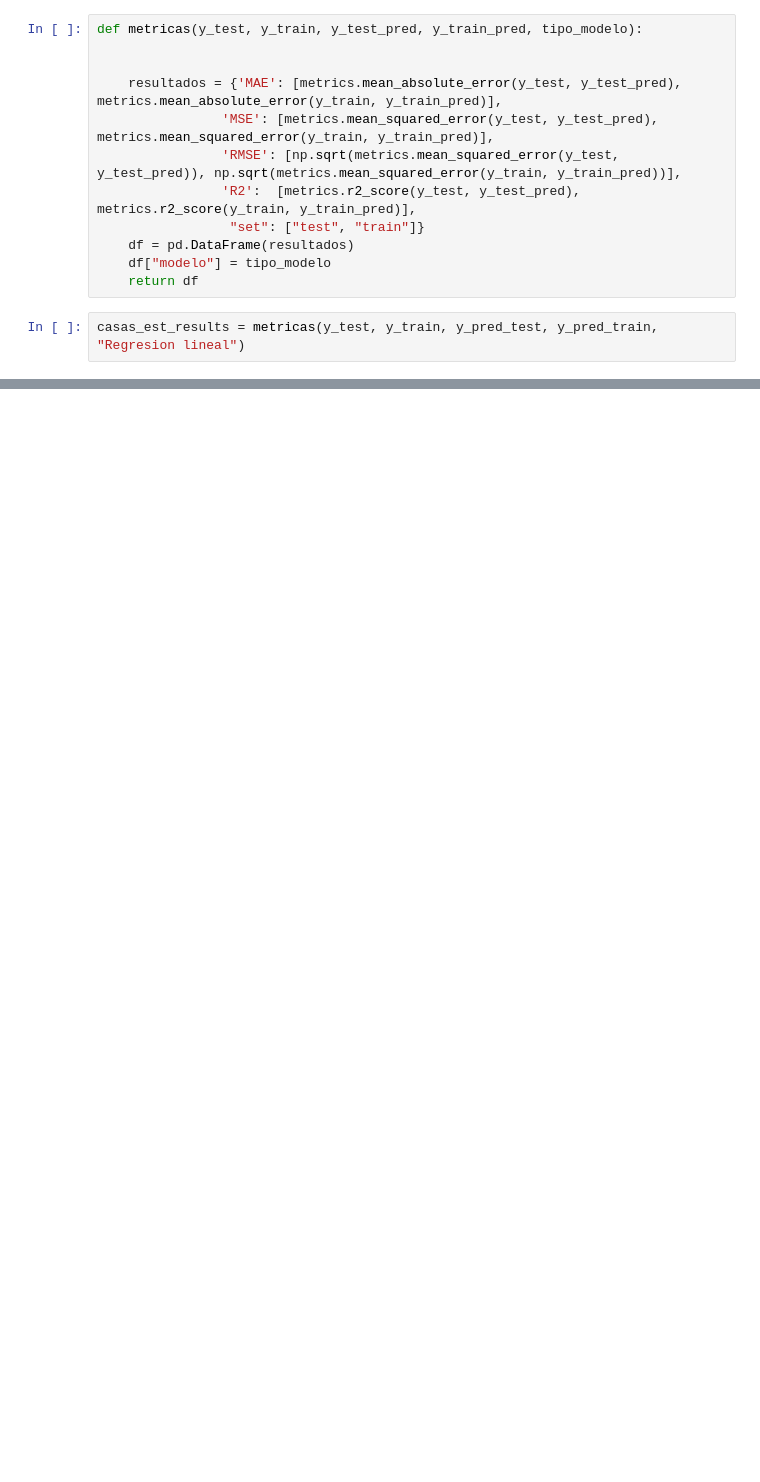
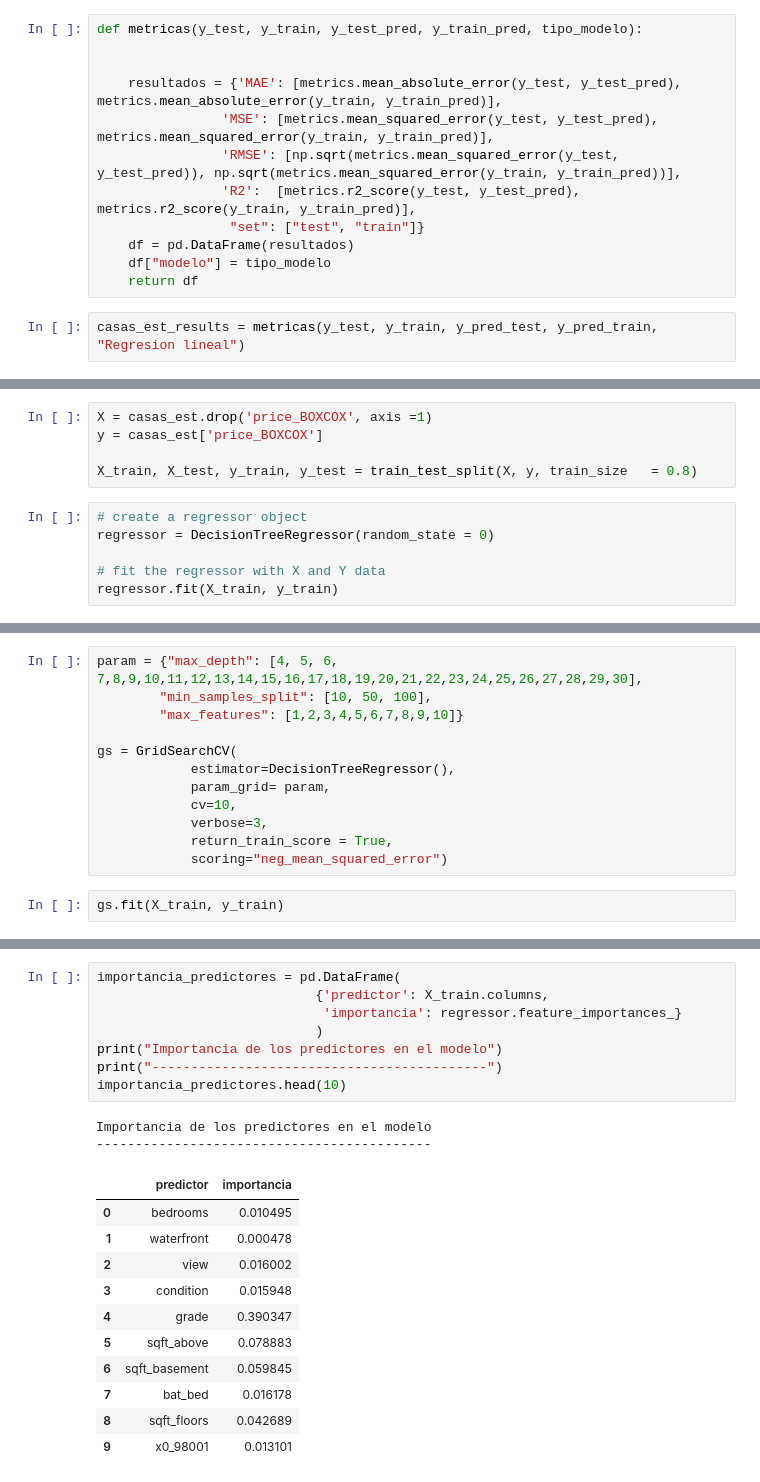
Before and after one commit to Origamologo/Washington-washing-and-prediction, a Jupyter notebook: casas_modelo.ipynb, the cells around one changed output, grey strips where cells are left out. Cells and saved outputs as stored; diff of their text form; blank space fills up the shorter version.

Commit message:
modelo fino fino

```diff
--- a/casas_modelo.ipynb
+++ b/casas_modelo.ipynb
@@ -234,0 +248,11 @@ casas_est_results
+# %%
+X = casas_est.drop('price_BOXCOX', axis =1)
+y = casas_est['price_BOXCOX']
+
+X_train, X_test, y_train, y_test = train_test_split(X, y, train_size   = 0.8)
+# %%
+# create a regressor object
+regressor = DecisionTreeRegressor(random_state = 0)
+
+# fit the regressor with X and Y data
+regressor.fit(X_train, y_train)
@@ -234,0 +280,14 @@ casas_est_results
+# %%
+param = {"max_depth": [4, 5, 6, 7,8,9,10,11,12,13,14,15,16,17,18,19,20,21,22,23,24,25,26,27,28,29,30],
+        "min_samples_split": [10, 50, 100],
+        "max_features": [1,2,3,4,5,6,7,8,9,10]}
+
+gs = GridSearchCV(
+            estimator=DecisionTreeRegressor(),
+            param_grid= param,
+            cv=10,
+            verbose=3,
+            return_train_score = True,
+            scoring="neg_mean_squared_error")
+# %%
+gs.fit(X_train, y_train)
@@ -234,0 +335,22 @@ casas_est_results
+# %%
+importancia_predictores = pd.DataFrame(
+                            {'predictor': X_train.columns,
+                             'importancia': regressor.feature_importances_}
+                            )
+print("Importancia de los predictores en el modelo")
+print("-------------------------------------------")
+importancia_predictores.head(10)
+# %% [output]
+Importancia de los predictores en el modelo
+-------------------------------------------
+|  | predictor | importancia |
+| 0 | bedrooms | 0.010495 |
+| 1 | waterfront | 0.000478 |
+| 2 | view | 0.016002 |
+| 3 | condition | 0.015948 |
+| 4 | grade | 0.390347 |
+| 5 | sqft_above | 0.078883 |
+| 6 | sqft_basement | 0.059845 |
+| 7 | bat_bed | 0.016178 |
+| 8 | sqft_floors | 0.042689 |
+| 9 | x0_98001 | 0.013101 |
```
Also changed, not shown: parts of 33 cells of this notebook.
